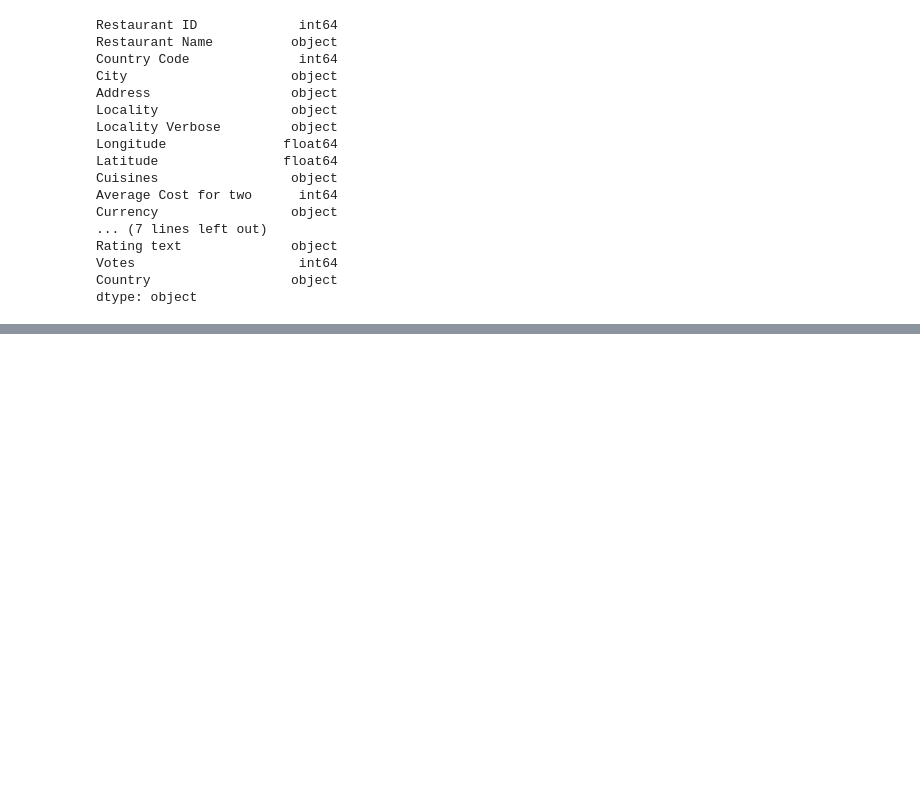
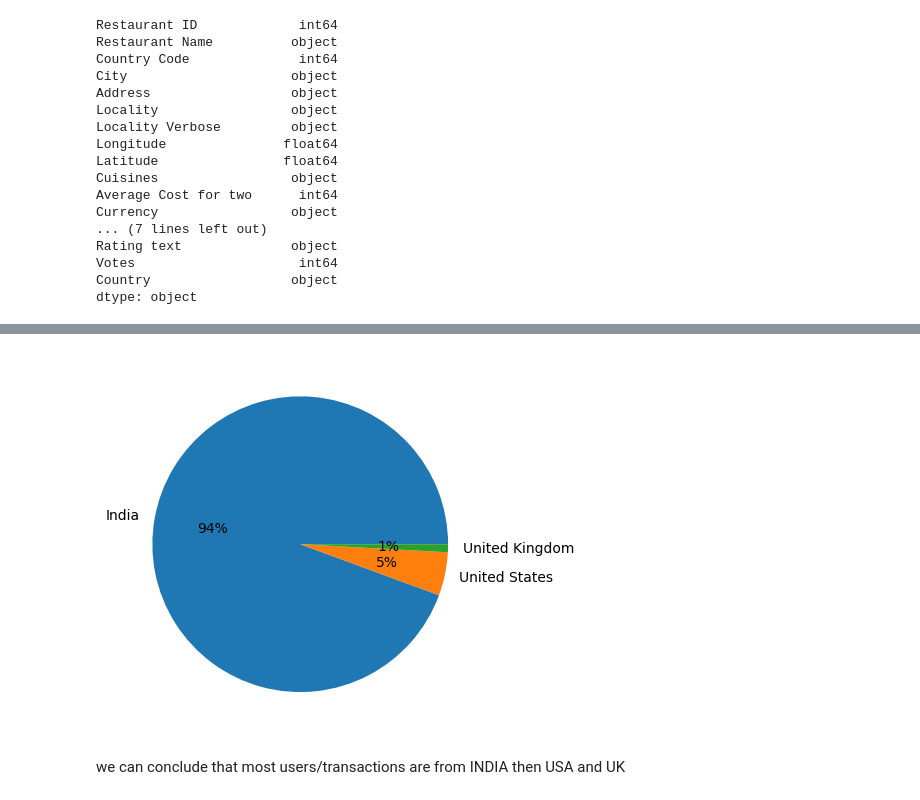
Before and after one commit to Pavan-Sai-H-V/eda_feature_engineering, a Jupyter notebook: zomato/eda.ipynb, the cells around one changed output, grey strips where cells are left out. Cells and saved outputs as stored; diff of their text form; code cells hidden in the pictures; blank space fills up the shorter version.

```diff
--- a/zomato/eda.ipynb
+++ b/zomato/eda.ipynb
@@ -237,0 +293,9 @@ dtype: object
+# %%
+#top 3 countries that uses zomato
+plt.pie(country_count[:3],labels=country_names[:3],autopct="%1.f%%")
+plt.show()
+# %% [output]
+[figure, added]
+# %% [markdown]
+we can conclude that most users/transactions are from INDIA
+then USA and UK
```
Also changed, not shown: parts of 7 cells of this notebook, 1 other file.
